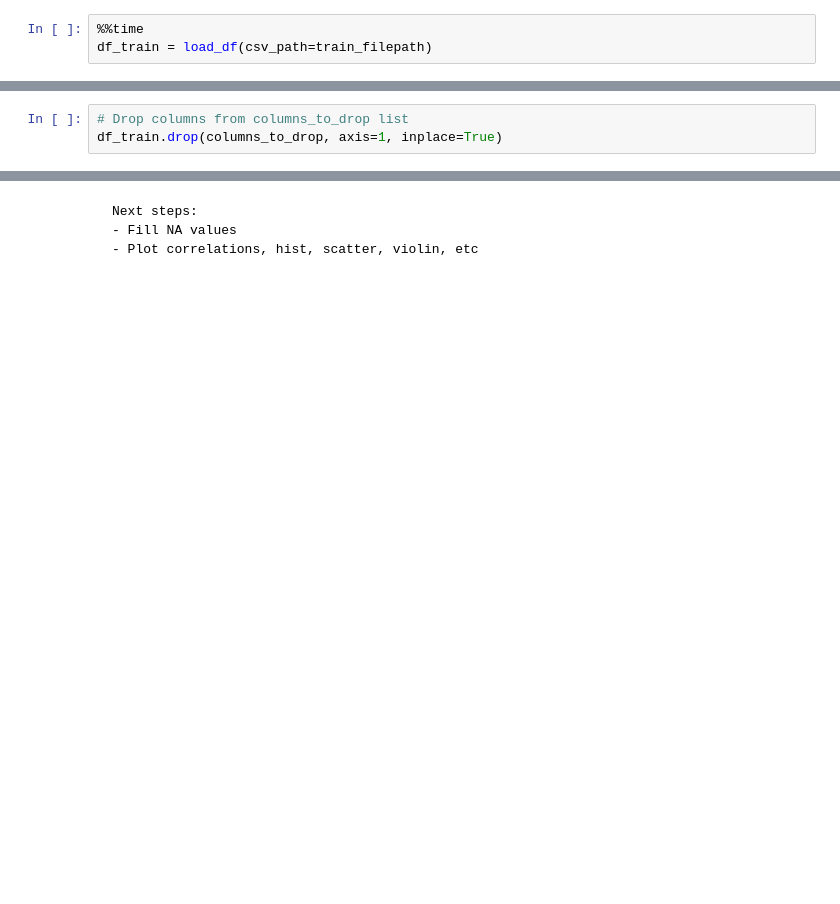
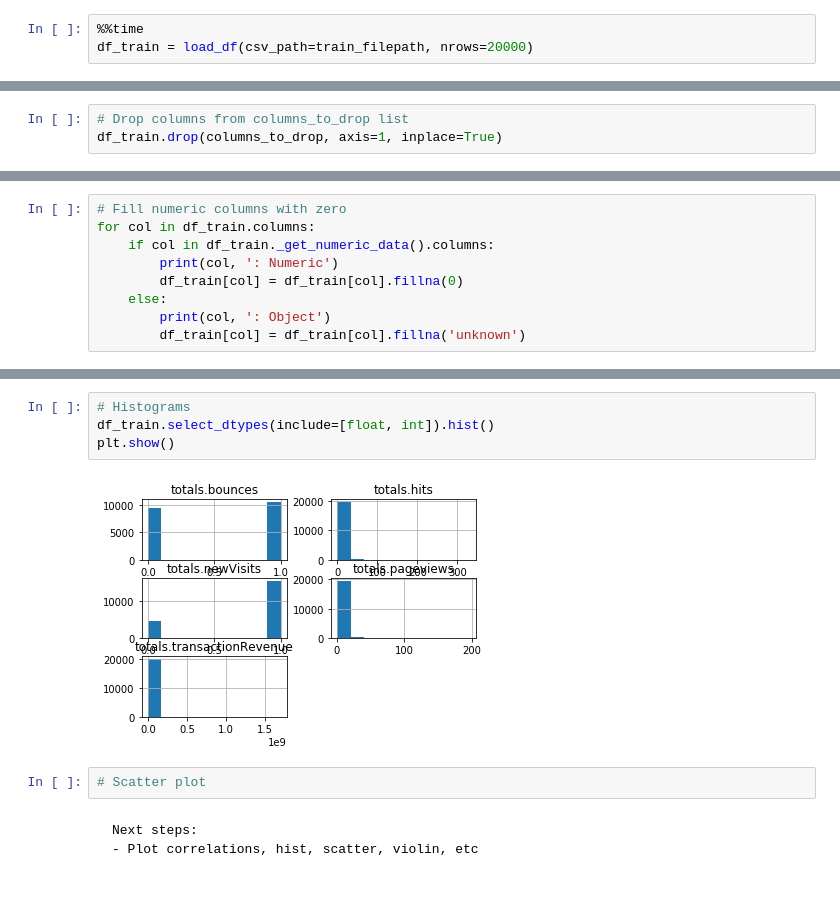
Before and after one commit to weynars/gstore_kaggle, a Jupyter notebook: notebooks/LW_Data_Exploration.ipynb, the cells around one changed output, grey strips where cells are left out. Drawn from its saved outputs; the diff is of its cells as text; blank space fills up the shorter version.

Commit message:
Finish basic data cleaning

```diff
--- a/notebooks/LW_Data_Exploration.ipynb
+++ b/notebooks/LW_Data_Exploration.ipynb
@@ -27,5 +27,5 @@ train_filepath = '../data/raw/train.csv'
 test_filepath = '../data/raw/test.csv'
 # %%
 %%time
-df_train = load_df(csv_path=train_filepath)
+df_train = load_df(csv_path=train_filepath, nrows=20000)
 # %% [output]
@@ -140 +155,10 @@ trafficSource.referralPath
 ------------------------------
+# %%
+# Fill numeric columns with zero
+for col in df_train.columns:
+    if col in df_train._get_numeric_data().columns:
+        print(col, ': Numeric')
+        df_train[col] = df_train[col].fillna(0)
+    else:
+        print(col, ': Object')
+        df_train[col] = df_train[col].fillna('unknown')
@@ -141,5 +204,12 @@ trafficSource.referralPath
+# %%
+# Histograms
+df_train.select_dtypes(include=[float, int]).hist()
+plt.show()
+# %% [output]
+[figure, added]
+# %%
+# Scatter plot
 # %% [markdown]
 <pre>
 Next steps:
-- Fill NA values
 - Plot correlations, hist, scatter, violin, etc
```
Also changed, not shown: parts of 11 cells of this notebook, 1 other file.
